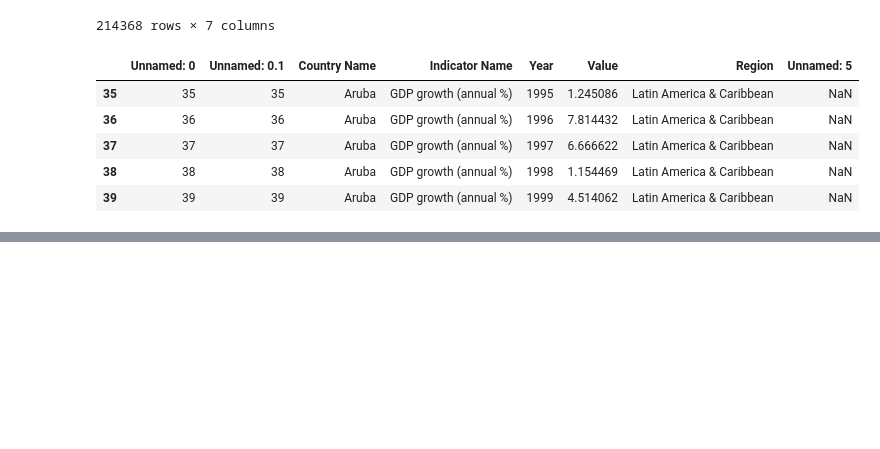
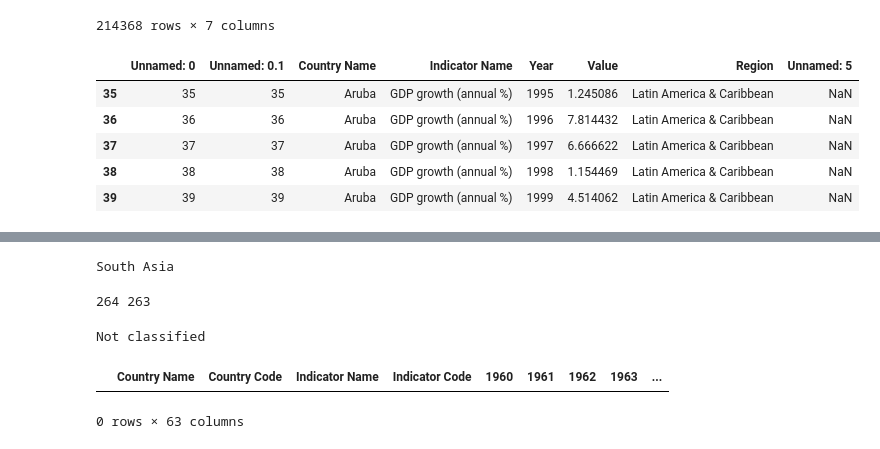
Before and after one commit to Devilmoon/DaViEx, a Jupyter notebook: static/data/preprocess.ipynb, the cells around one changed output, grey strips where cells are left out. Cells and saved outputs as stored; diff of their text form; code cells hidden in the pictures; blank space fills up the shorter version.

```diff
--- a/static/data/preprocess.ipynb
+++ b/static/data/preprocess.ipynb
@@ -41,0 +89,27 @@ df_4.head()
+# %%
+for i in range(len(test)):
+    row = pop.iloc[i]
+    name = row["Country Name"]
+    mask = test[test["Country Name"] == 'Afghanistan']
+    print(mask.at[list(mask.index)[0], 'Region'])
+    break
+#print(region)
+# %% [output]
+South Asia
+# %%
+print(len(pop["Country Name"].unique()), len(df_t["Country Name"].unique()))
+# %% [output]
+264 263
+# %%
+for c in pop["Country Name"].unique():
+    if c not in df_t["Country Name"].unique():
+        print(c)
+# %% [output]
+Not classified
+# %%
+pop[pop["Country Name"] == 'Not classified']
+t = pop.drop(index=[108])
+t[t["Country Name"]=="Not classified"]
+# %% [output]
+|  | Country Name | Country Code | Indicator Name | Indicator Code | 1960 | 1961 | 1962 | 1963 | ... |
+0 rows × 63 columns
```
Also changed, not shown: parts of 7 cells of this notebook, 2 other files.
